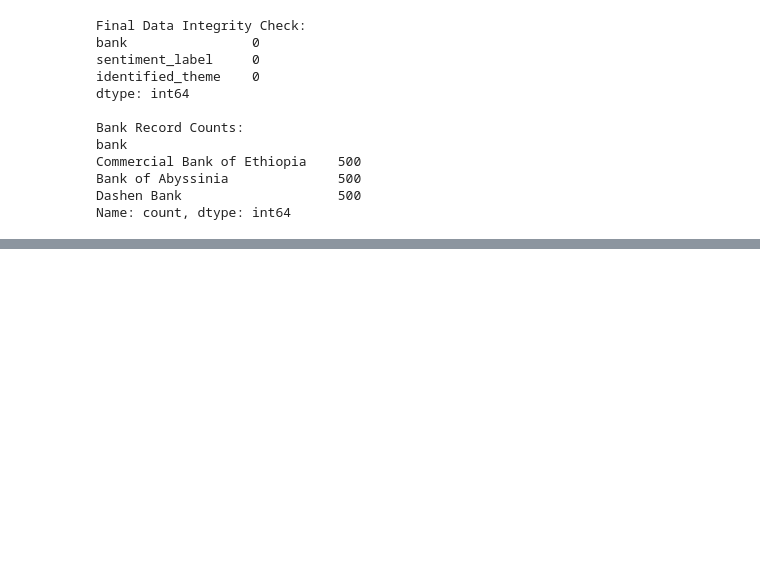
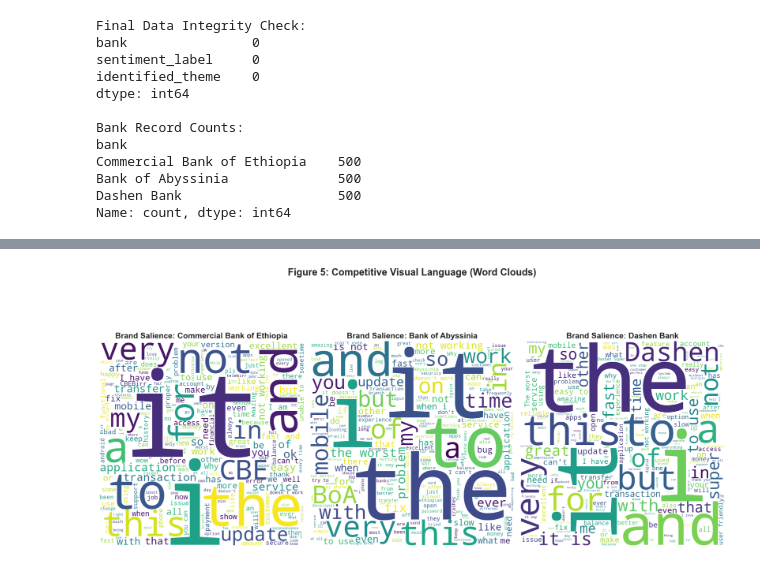
Before and after one commit to bethelhemf/fintech-review-analytics, a Jupyter notebook: notebooks/analysis_report.ipynb, the cells around one changed output, grey strips where cells are left out. Saved outputs shown, nothing was run; the diff lists cells and outputs as text; code cells hidden in the pictures; blank space fills up the shorter version.

```diff
--- a/notebooks/analysis_report.ipynb
+++ b/notebooks/analysis_report.ipynb
@@ -199,0 +185,35 @@ Name: count, dtype: int64
+# %%
+# Visual 5: Side-by-Side Word Clouds per Bank
+from wordcloud import WordCloud
+
+# Setup the figure
+fig, axes = plt.subplots(1, 3, figsize=(20, 10))
+banks = df['bank'].unique()
+
+# Define common stop words to keep the clouds clean
+custom_stopwords = ['app', 'bank', 'banking', 'ethiopia', 'good', 'best', 'nice', 'please']
+
+for i, bank in enumerate(banks):
+    # Combine all reviews for this bank into one large string
+    text = " ".join(df[df['bank'] == bank]['review_text'].astype(str).tolist())
+
+    # Generate WordCloud
+    wordcloud = WordCloud(
+        width=800,
+        height=800,
+        background_color='white',
+        colormap='viridis',
+        stopwords=custom_stopwords,
+        min_font_size=10
+    ).generate(text)
+
+    # Display
+    axes[i].imshow(wordcloud, interpolation='bilinear')
+    axes[i].set_title(f'Brand Salience: {bank}', fontsize=18, fontweight='bold')
+    axes[i].axis("off")
+
+plt.tight_layout()
+plt.suptitle('Figure 5: Competitive Visual Language (Word Clouds)', fontsize=22, fontweight='bold', y=1.05)
+plt.show()
+# %% [output]
+[figure, added]
```
Also changed, not shown: parts of 12 cells of this notebook.
